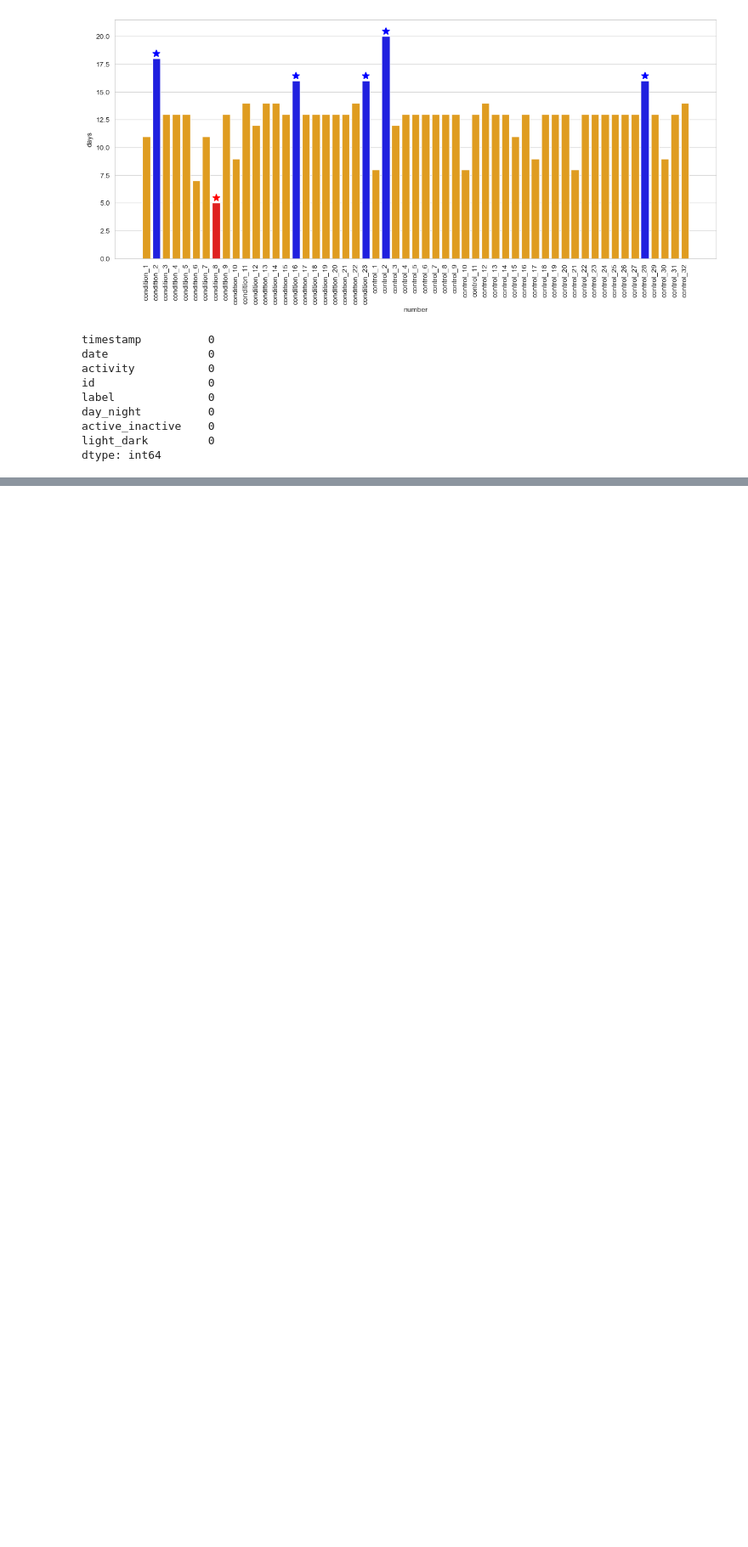
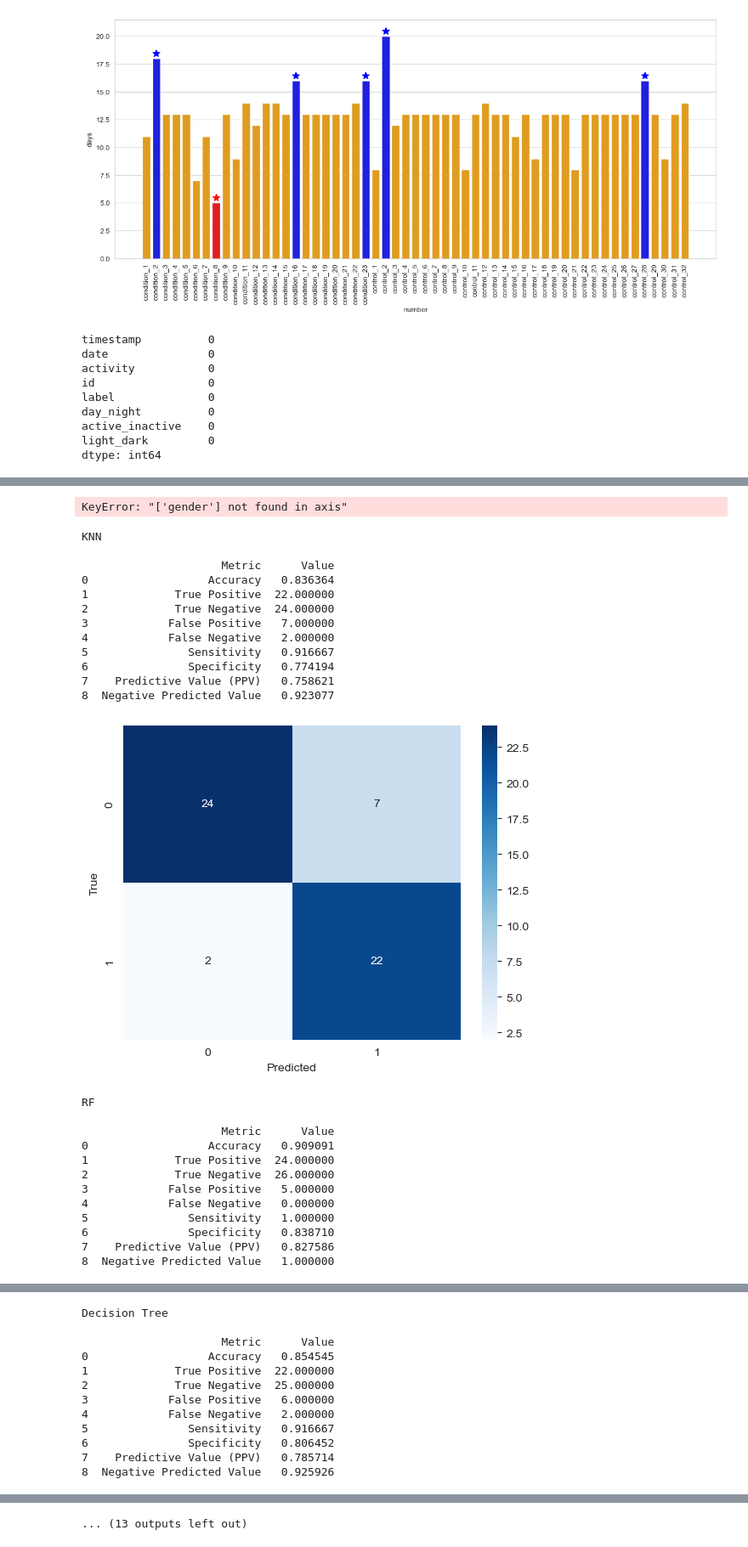
Before and after one commit to zoonalink/IGP-5, a Jupyter notebook: Tom/IGP-5 Model Features.ipynb, the cells around one changed output, grey strips where cells are left out. Shown at 85% size. Drawn from its saved outputs; the diff is of its cells as text; code cells hidden in the pictures; blank space fills up the shorter version.

```diff
--- a/Tom/IGP-5 Model Features.ipynb
+++ b/Tom/IGP-5 Model Features.ipynb
@@ -337,0 +489,6 @@ plt.show()
+# %%
+male_features = features_full[features_full['gender'] == 2]
+female_features = features_full[features_full['gender'] == 1]
+# %%
+male_features.drop('gender', axis=1, inplace=True)
+male_features
@@ -337,0 +497,5 @@ plt.show()
+# %%
+female_features.drop('gender', axis=1, inplace=True)
+female_features
+# %% [output]
+KeyError: "['gender'] not found in axis"
@@ -337,0 +528,17 @@ plt.show()
+# %%
+# Min-max scaling
+
+def min_max_scale(dataframe):
+
+    col_list = dataframe.columns
+
+    df = dataframe.copy()
+
+    for col in col_list:
+        Xmin = df[col].min()
+        Xmax = df[col].max()
+
+        if Xmax-Xmin > 0:
+            df[col] = (df[col]-Xmin)/(Xmax-Xmin)
+
+    return (df)
@@ -337,0 +636,29 @@ plt.show()
+# %%
+run_ml_algorithms(male_features,'Blues')
+run_ml_algorithms(female_features,'Reds')
+# %% [output]
+KNN
+
+                     Metric      Value
+0                  Accuracy   0.836364
+1             True Positive  22.000000
+2             True Negative  24.000000
+3            False Positive   7.000000
+4            False Negative   2.000000
+5               Sensitivity   0.916667
+6               Specificity   0.774194
+7    Predictive Value (PPV)   0.758621
+8  Negative Predicted Value   0.923077
+[figure, added]
+RF
+
+                     Metric      Value
+0                  Accuracy   0.909091
+1             True Positive  24.000000
+2             True Negative  26.000000
+3            False Positive   5.000000
+4            False Negative   0.000000
+5               Sensitivity   1.000000
+6               Specificity   0.838710
+7    Predictive Value (PPV)   0.827586
+8  Negative Predicted Value   1.000000
@@ -337,0 +666,12 @@ plt.show()
+Decision Tree
+
+                     Metric      Value
+0                  Accuracy   0.854545
+1             True Positive  22.000000
+2             True Negative  25.000000
+3            False Positive   6.000000
+4            False Negative   2.000000
+5               Sensitivity   0.916667
+6               Specificity   0.806452
+7    Predictive Value (PPV)   0.785714
+8  Negative Predicted Value   0.925926
@@ -337,0 +718 @@ plt.show()
+... (13 outputs left out)
```
Also changed, not shown: parts of 19 cells of this notebook, 1 other file.
